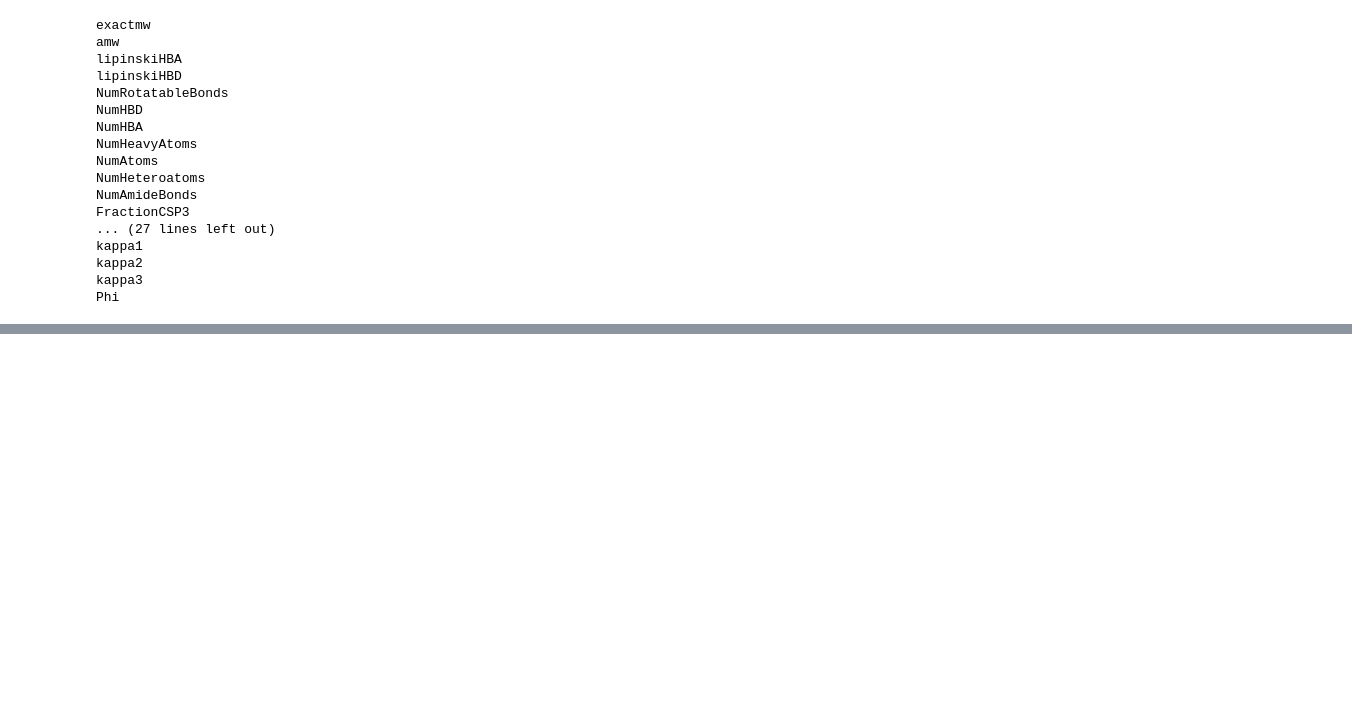
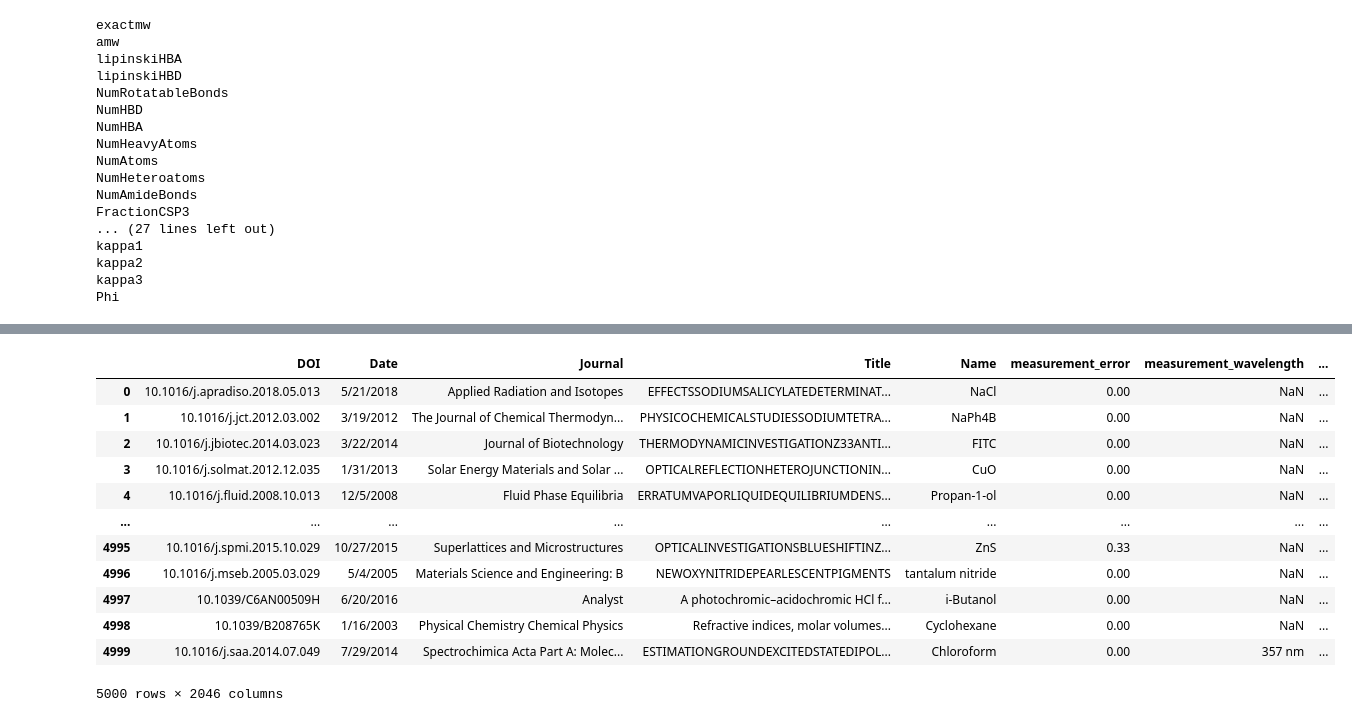
Before and after one commit to wwapper/ML_course, a Jupyter notebook: HW1.ipynb, the cells around one changed output, grey strips where cells are left out. Cells and saved outputs as stored; diff of their text form; code cells hidden in the pictures; blank space fills up the shorter version.

```diff
--- a/HW1.ipynb
+++ b/HW1.ipynb
@@ -393,0 +302,20 @@ for i,_ in df_initial.iterrows():
+# %%
+#concatenate all obtained dataframes to get the final one
+df = pd.concat([df_initial, df_pcp, df_rdkit, df_pymatgen, df_PaDELPy], axis=1)
+# %%
+#as we can see, our final database contains 2046 columns. So, we have 2035 columns of descriptors
+df
+# %% [output]
+|  | DOI | Date | Journal | Title | Name | measurement_error | measurement_wavelength | ... |
+| 0 | 10.1016/j.apradiso.2018.05.013 | 5/21/2018 | Applied Radiation and Isotopes | EFFECTSSODIUMSALICYLATEDETERMINAT... | NaCl | 0.00 | NaN | ... |
+| 1 | 10.1016/j.jct.2012.03.002 | 3/19/2012 | The Journal of Chemical Thermodyn... | PHYSICOCHEMICALSTUDIESSODIUMTETRA... | NaPh4B | 0.00 | NaN | ... |
+| 2 | 10.1016/j.jbiotec.2014.03.023 | 3/22/2014 | Journal of Biotechnology | THERMODYNAMICINVESTIGATIONZ33ANTI... | FITC | 0.00 | NaN | ... |
+| 3 | 10.1016/j.solmat.2012.12.035 | 1/31/2013 | Solar Energy Materials and Solar ... | OPTICALREFLECTIONHETEROJUNCTIONIN... | CuO | 0.00 | NaN | ... |
+| 4 | 10.1016/j.fluid.2008.10.013 | 12/5/2008 | Fluid Phase Equilibria | ERRATUMVAPORLIQUIDEQUILIBRIUMDENS... | Propan-1-ol | 0.00 | NaN | ... |
+| ... | ... | ... | ... | ... | ... | ... | ... | ... |
+| 4995 | 10.1016/j.spmi.2015.10.029 | 10/27/2015 | Superlattices and Microstructures | OPTICALINVESTIGATIONSBLUESHIFTINZ... | ZnS | 0.33 | NaN | ... |
+| 4996 | 10.1016/j.mseb.2005.03.029 | 5/4/2005 | Materials Science and Engineering: B | NEWOXYNITRIDEPEARLESCENTPIGMENTS | tantalum nitride | 0.00 | NaN | ... |
+| 4997 | 10.1039/C6AN00509H | 6/20/2016 | Analyst | A photochromic–acidochromic HCl f... | i-Butanol | 0.00 | NaN | ... |
+| 4998 | 10.1039/B208765K | 1/16/2003 | Physical Chemistry Chemical Physics | Refractive indices, molar volumes... | Cyclohexane | 0.00 | NaN | ... |
+| 4999 | 10.1016/j.saa.2014.07.049 | 7/29/2014 | Spectrochimica Acta Part A: Molec... | ESTIMATIONGROUNDEXCITEDSTATEDIPOL... | Chloroform | 0.00 | 357 nm | ... |
+5000 rows × 2046 columns
```
Also changed, not shown: parts of 42 cells of this notebook.
